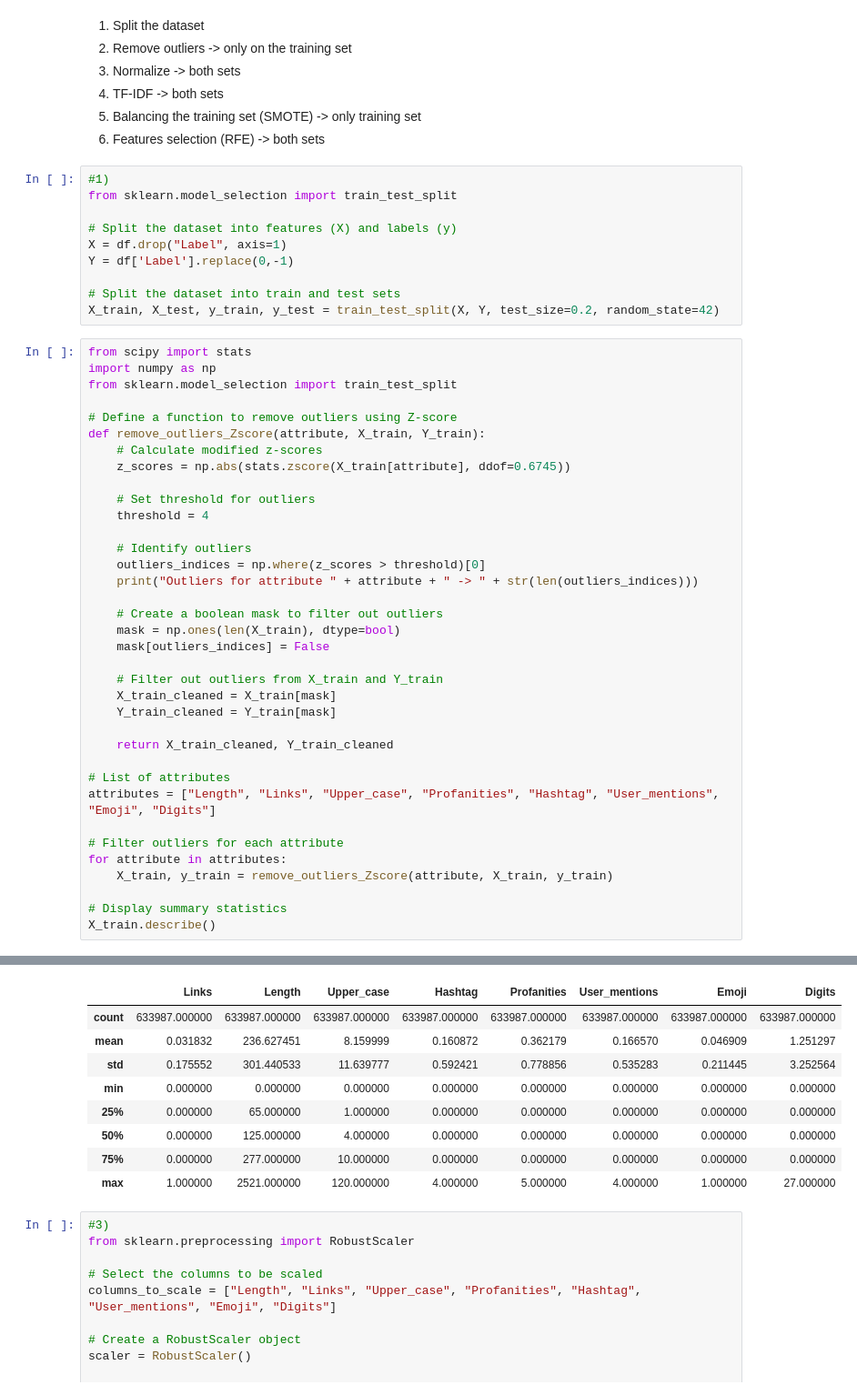
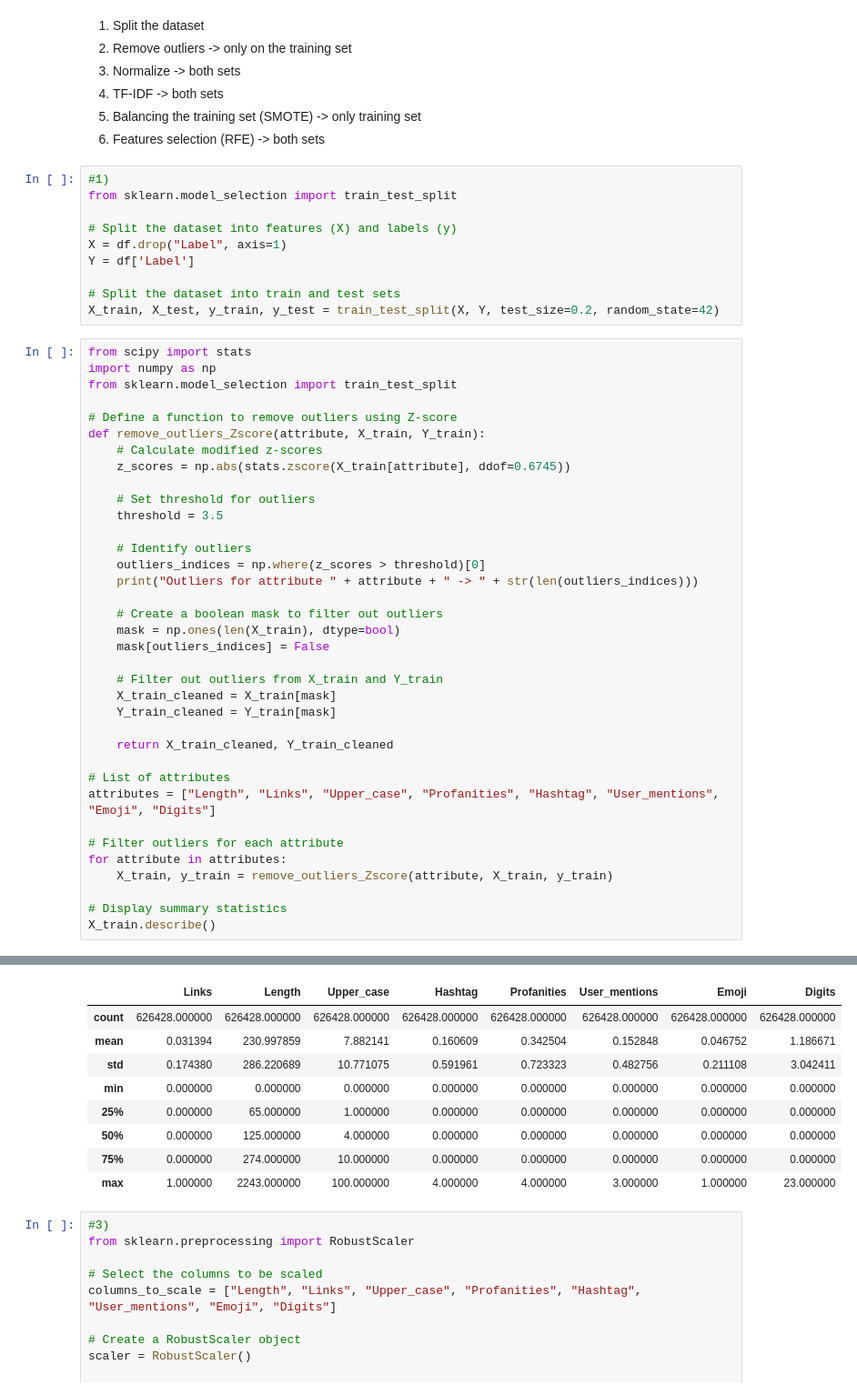
Before and after one commit to FilippoSechi/HateSpeechDetection, a Jupyter notebook: notebook.ipynb, the cells around one changed output, grey strips where cells are left out. Shown at 91% size. Cells and saved outputs as stored; diff of their text form.

```diff
--- a/notebook.ipynb
+++ b/notebook.ipynb
@@ -401,7 +411,7 @@ from sklearn.model_selection import train_test_split
 
 # Split the dataset into features (X) and labels (y)
 X = df.drop("Label", axis=1)
-Y = df['Label'].replace(0,-1)
+Y = df['Label']
 
 # Split the dataset into train and test sets
 X_train, X_test, y_train, y_test = train_test_split(X, Y, test_size=0.2, random_state=42)
@@ -416,7 +426,7 @@ def remove_outliers_Zscore(attribute, X_train, Y_train):
     z_scores = np.abs(stats.zscore(X_train[attribute], ddof=0.6745))
 
     # Set threshold for outliers
-    threshold = 4
+    threshold = 3.5
 
     # Identify outliers
     outliers_indices = np.where(z_scores > threshold)[0]
@@ -453,12 +463,12 @@ Outliers for attribute Digits -> 3381
 |  | Links | Length | Upper_case | Hashtag | Profanities | User_mentions | Emoji | Digits |
-| count | 633987.000000 | 633987.000000 | 633987.000000 | 633987.000000 | 633987.000000 | 633987.000000 | 633987.000000 | 633987.000000 |
-| mean | 0.031832 | 236.627451 | 8.159999 | 0.160872 | 0.362179 | 0.166570 | 0.046909 | 1.251297 |
-| std | 0.175552 | 301.440533 | 11.639777 | 0.592421 | 0.778856 | 0.535283 | 0.211445 | 3.252564 |
+| count | 626428.000000 | 626428.000000 | 626428.000000 | 626428.000000 | 626428.000000 | 626428.000000 | 626428.000000 | 626428.000000 |
+| mean | 0.031394 | 230.997859 | 7.882141 | 0.160609 | 0.342504 | 0.152848 | 0.046752 | 1.186671 |
+| std | 0.174380 | 286.220689 | 10.771075 | 0.591961 | 0.723323 | 0.482756 | 0.211108 | 3.042411 |
 | min | 0.000000 | 0.000000 | 0.000000 | 0.000000 | 0.000000 | 0.000000 | 0.000000 | 0.000000 |
 | 25% | 0.000000 | 65.000000 | 1.000000 | 0.000000 | 0.000000 | 0.000000 | 0.000000 | 0.000000 |
 | 50% | 0.000000 | 125.000000 | 4.000000 | 0.000000 | 0.000000 | 0.000000 | 0.000000 | 0.000000 |
-| 75% | 0.000000 | 277.000000 | 10.000000 | 0.000000 | 0.000000 | 0.000000 | 0.000000 | 0.000000 |
-| max | 1.000000 | 2521.000000 | 120.000000 | 4.000000 | 5.000000 | 4.000000 | 1.000000 | 27.000000 |
+| 75% | 0.000000 | 274.000000 | 10.000000 | 0.000000 | 0.000000 | 0.000000 | 0.000000 | 0.000000 |
+| max | 1.000000 | 2243.000000 | 100.000000 | 4.000000 | 4.000000 | 3.000000 | 1.000000 | 23.000000 |
 # %%
 #3)
 from sklearn.preprocessing import RobustScaler
```
Also changed, not shown: parts of 9 cells of this notebook, 1 other file.
